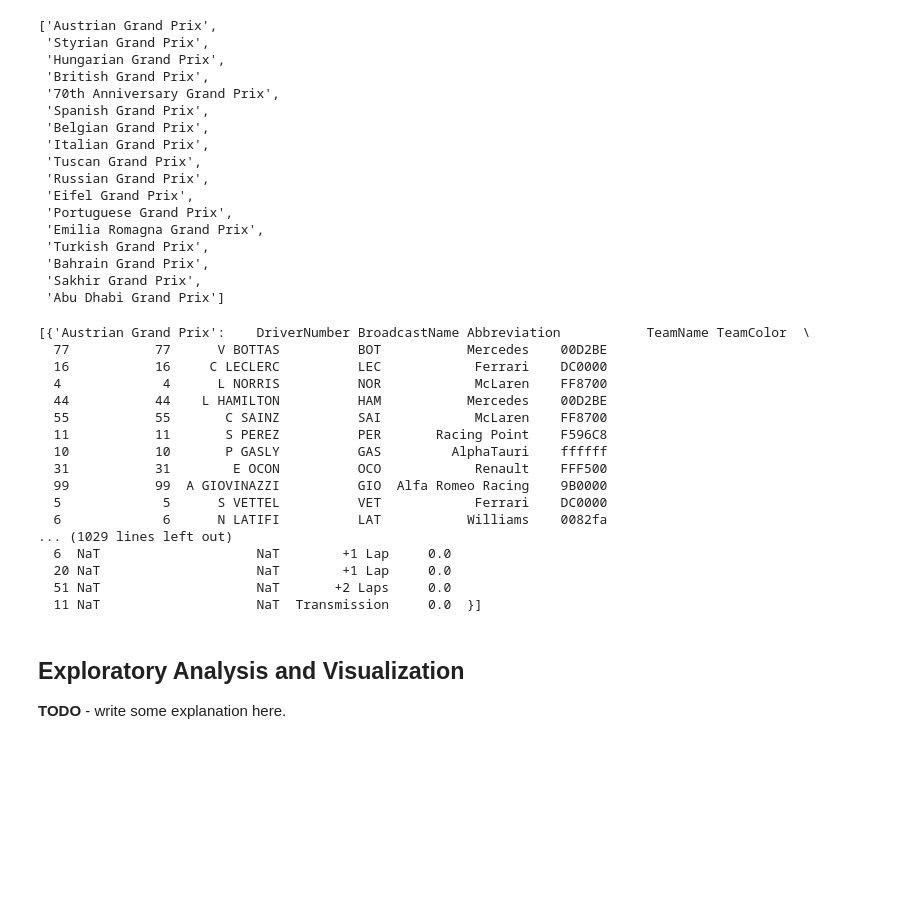
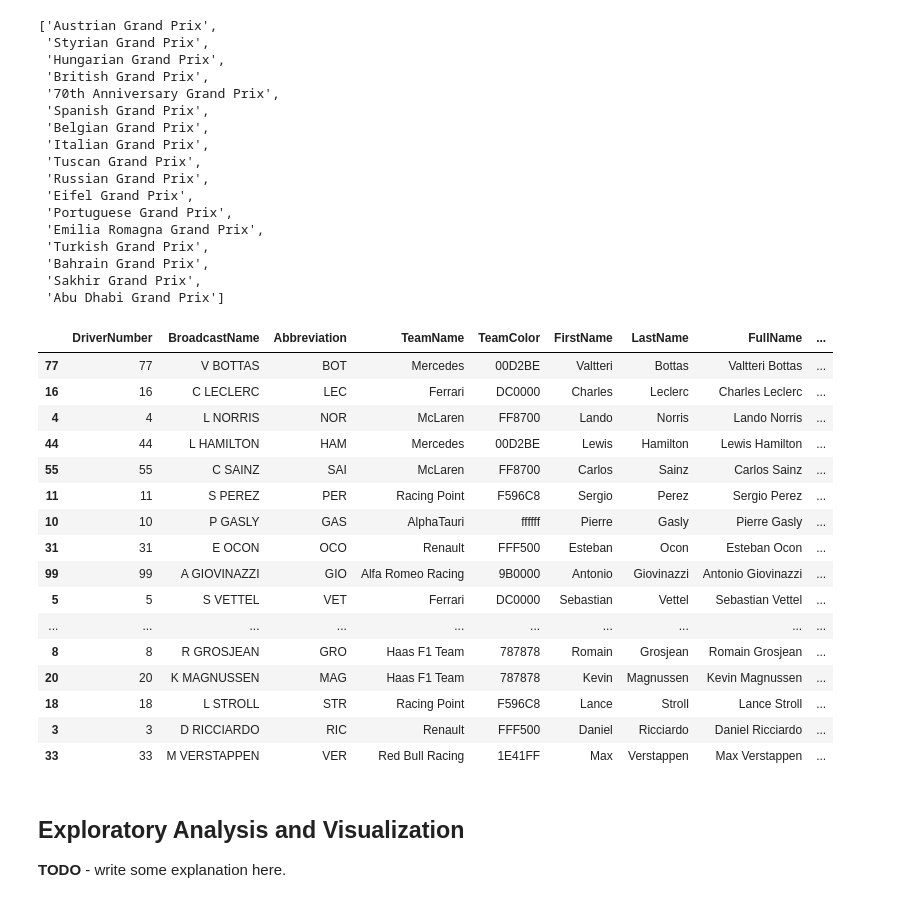
Before and after one commit to Zoibderg/F1-Analysis, a Jupyter notebook: Hybrid_Era_Analysis.ipynb, the cells around one changed output. Cells and saved outputs as stored; diff of their text form; code cells hidden in the pictures; blank space fills up the shorter version.

Commit message:
fixed calls to event data

```diff
--- a/Hybrid_Era_Analysis.ipynb
+++ b/Hybrid_Era_Analysis.ipynb
@@ -217,57 +219,53 @@ class FormulaOneDataPreper:
     def get_event_data(self, **kwargs):
         year = kwargs.get('year')
         event = kwargs.get('event')
-        session = kwargs.get('session')
-
-        # NO SESSION REQUESTED, DEFAULT
-        if session is None:
-            session = 'R'
+        session = kwargs.get('session', 'R')
 
         if year is None and event is None:
             # NO YEAR OR EVENT SPECIFIED, GET ALL EVENTS FOR ALL SCHEDULED YEARS
             events = {}
             for i in range(self.start, self.end):
-                yearB = []
+                year_stage = {}
                 if i in self.events:
                     for event in self.events[i]:
                         data = fastf1.get_session(i, event, session)
                         data.load()
                         results = data.results
-                        yearB.append({event: results})
+                        year_stage[event] = results
                 else:
                     # SCHEDULE FOR YEAR NOT LOADED
                     print(f"Schedules for year {i} not found, please run get_schs() first.")
-                events[i] = yearB
+                events[i] = year_stage
             self.event_data = events
         elif year is None:
             # NO YEAR SPECIFIED, GET ALL EVENTS FOR THE SPECIFIED EVENT
             events = {}
             for i in range(self.start, self.end):
-                yearB = []
+                year_stage = {}
                 if i in self.events:
                     if event in self.events[i]:
                         data = fastf1.get_session(i, event, session)
                         data.load()
                         results = data.results
-                        yearB.append({event: results})
+                        year_stage[event] = results
                     else:
                         # EVENT NOT FOUND IN SCHEDULE FOR YEAR
                         print(f"Event {event} not found in year {i}.")
                 else:
                     # SCHEDULE FOR YEAR NOT LOADED
                     print(f"Schedule for year {i} not found, check that you have the correct year (data will not be loaded).")
-                events[i] = yearB
+                events[i] = year_stage
             self.event_data = events
         elif event is None:
             # NO EVENT SPECIFIED, GET ALL EVENTS FOR THE SPECIFIED YEAR
             if year in self.events:
-                yearB = []
+                year_stage = {}
                 for event in self.events[year]:
                     data = fastf1.get_session(year, event, session)
                     data.load()
                     results = data.results
-                    yearB.append({event: results})
-                self.event_data[year] = yearB
+                    year_stage[event] = results
+                self.event_data[year] = year_stage
             else:
                 # SCHEDULE FOR YEAR NOT LOADED
                 print(f"Schedule for year {year} not found, check that you have the correct year (data will not be loaded).")
@@ -347,23 +355,23 @@ events
  'Bahrain Grand Prix',
  'Sakhir Grand Prix',
  'Abu Dhabi Grand Prix']
-# %%
-event_data
-# %% [output]
-[{'Austrian Grand Prix':    DriverNumber BroadcastName Abbreviation           TeamName TeamColor  \
-  77           77      V BOTTAS          BOT           Mercedes    00D2BE
-  16           16     C LECLERC          LEC            Ferrari    DC0000
-  4             4      L NORRIS          NOR            McLaren    FF8700
-  44           44    L HAMILTON          HAM           Mercedes    00D2BE
-  55           55       C SAINZ          SAI            McLaren    FF8700
-  11           11       S PEREZ          PER       Racing Point    F596C8
-  10           10       P GASLY          GAS         AlphaTauri    ffffff
-  31           31        E OCON          OCO            Renault    FFF500
-  99           99  A GIOVINAZZI          GIO  Alfa Romeo Racing    9B0000
-  5             5      S VETTEL          VET            Ferrari    DC0000
-  6             6      N LATIFI          LAT           Williams    0082fa
-... (1029 lines left out)
-  6  NaT                    NaT        +1 Lap     0.0
-  20 NaT                    NaT        +1 Lap     0.0
-  51 NaT                    NaT       +2 Laps     0.0
-  11 NaT                    NaT  Transmission     0.0  }]
+# %%
+event_data['Austrian Grand Prix']
+# %% [output]
+|  | DriverNumber | BroadcastName | Abbreviation | TeamName | TeamColor | FirstName | LastName | FullName | ... |
+| 77 | 77 | V BOTTAS | BOT | Mercedes | 00D2BE | Valtteri | Bottas | Valtteri Bottas | ... |
+| 16 | 16 | C LECLERC | LEC | Ferrari | DC0000 | Charles | Leclerc | Charles Leclerc | ... |
+| 4 | 4 | L NORRIS | NOR | McLaren | FF8700 | Lando | Norris | Lando Norris | ... |
+| 44 | 44 | L HAMILTON | HAM | Mercedes | 00D2BE | Lewis | Hamilton | Lewis Hamilton | ... |
+| 55 | 55 | C SAINZ | SAI | McLaren | FF8700 | Carlos | Sainz | Carlos Sainz | ... |
+| 11 | 11 | S PEREZ | PER | Racing Point | F596C8 | Sergio | Perez | Sergio Perez | ... |
+| 10 | 10 | P GASLY | GAS | AlphaTauri | ffffff | Pierre | Gasly | Pierre Gasly | ... |
+| 31 | 31 | E OCON | OCO | Renault | FFF500 | Esteban | Ocon | Esteban Ocon | ... |
+| 99 | 99 | A GIOVINAZZI | GIO | Alfa Romeo Racing | 9B0000 | Antonio | Giovinazzi | Antonio Giovinazzi | ... |
+| 5 | 5 | S VETTEL | VET | Ferrari | DC0000 | Sebastian | Vettel | Sebastian Vettel | ... |
+| ... | ... | ... | ... | ... | ... | ... | ... | ... | ... |
+| 8 | 8 | R GROSJEAN | GRO | Haas F1 Team | 787878 | Romain | Grosjean | Romain Grosjean | ... |
+| 20 | 20 | K MAGNUSSEN | MAG | Haas F1 Team | 787878 | Kevin | Magnussen | Kevin Magnussen | ... |
+| 18 | 18 | L STROLL | STR | Racing Point | F596C8 | Lance | Stroll | Lance Stroll | ... |
+| 3 | 3 | D RICCIARDO | RIC | Renault | FFF500 | Daniel | Ricciardo | Daniel Ricciardo | ... |
+| 33 | 33 | M VERSTAPPEN | VER | Red Bull Racing | 1E41FF | Max | Verstappen | Max Verstappen | ... |
```
Also changed, not shown: parts of 4 cells of this notebook.
